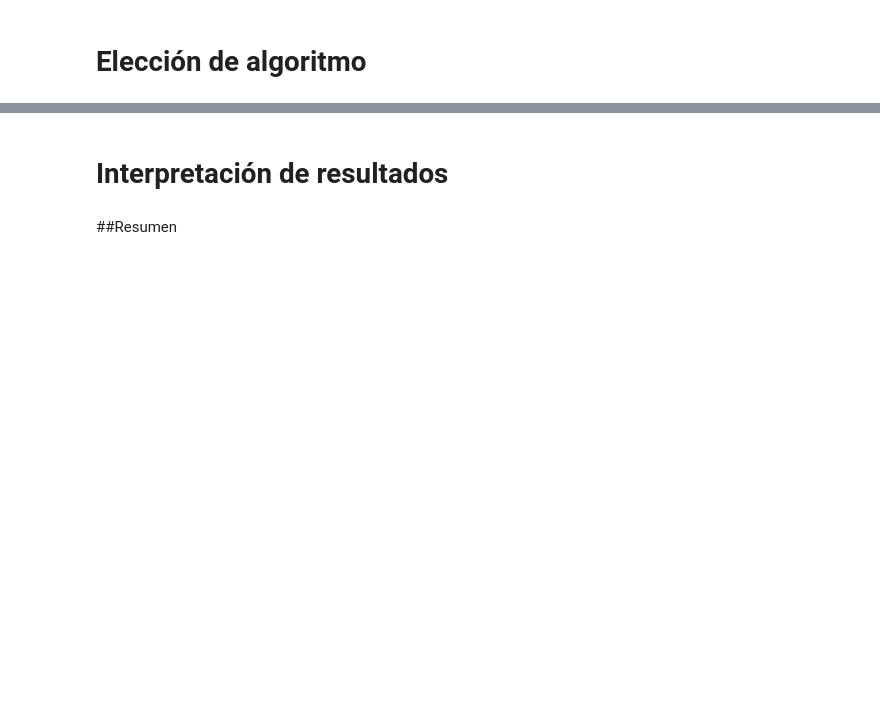
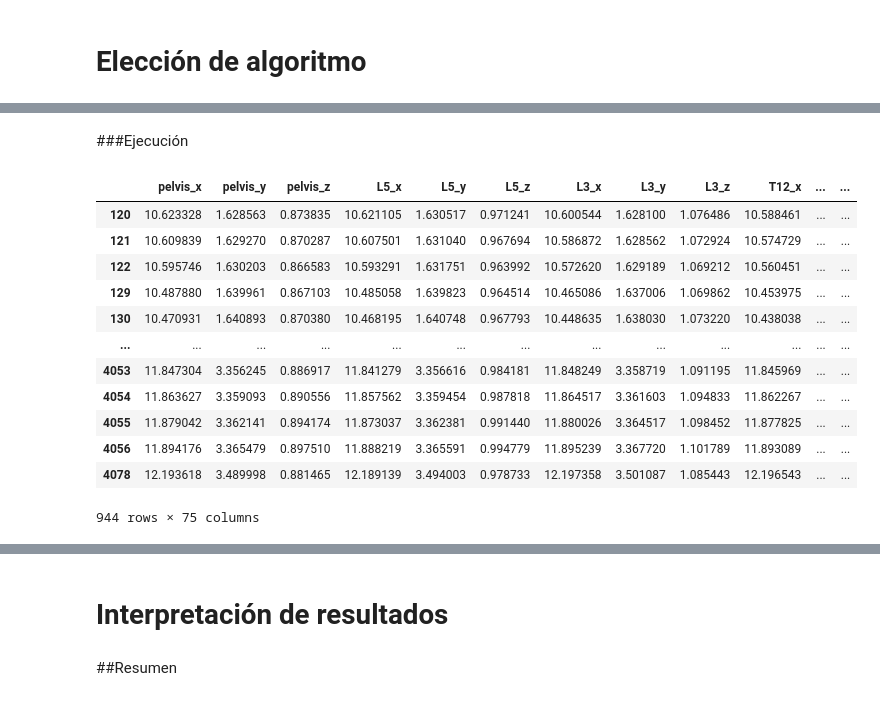
Before and after one commit to loleandote22/PruebasAprendizaje, a Jupyter notebook: PruebaProgreso2/Ejercicio.ipynb, the cells around one changed output, grey strips where cells are left out. Cells and saved outputs as stored; diff of their text form; code cells hidden in the pictures; blank space fills up the shorter version.

```diff
--- a/PruebaProgreso2/Ejercicio.ipynb
+++ b/PruebaProgreso2/Ejercicio.ipynb
@@ -125,3 +175,9 @@ numpy.ndarray
+# %%
+n_components = 3
+estimator = PCA(n_components = n_components)
+X_pca = estimator.fit_transform(df_minmax)
+
+pca_results = pd.DataFrame(np.matrix.transpose(estimator.components_), columns=['PC-1', 'PC-2', 'PC-3'], index=s_05_03.columns)
 # %% [markdown]
 # Ventaneo
 Dividir los datos en fragmentos de 4 segundos
@@ -263,0 +443,21 @@ plt.show()
+# %% [markdown]
+###Ejecución
+# %%
+db = DBSCAN(eps=0.24, min_samples=3).fit(df_minmax)
+labels = db.labels_
+s_05_03['dbscan_group'] = labels
+s_05_03[s_05_03['dbscan_group'] == -1]
+# %% [output]
+|  | pelvis_x | pelvis_y | pelvis_z | L5_x | L5_y | L5_z | L3_x | L3_y | L3_z | T12_x | ... | ... |
+| 120 | 10.623328 | 1.628563 | 0.873835 | 10.621105 | 1.630517 | 0.971241 | 10.600544 | 1.628100 | 1.076486 | 10.588461 | ... | ... |
+| 121 | 10.609839 | 1.629270 | 0.870287 | 10.607501 | 1.631040 | 0.967694 | 10.586872 | 1.628562 | 1.072924 | 10.574729 | ... | ... |
+| 122 | 10.595746 | 1.630203 | 0.866583 | 10.593291 | 1.631751 | 0.963992 | 10.572620 | 1.629189 | 1.069212 | 10.560451 | ... | ... |
+| 129 | 10.487880 | 1.639961 | 0.867103 | 10.485058 | 1.639823 | 0.964514 | 10.465086 | 1.637006 | 1.069862 | 10.453975 | ... | ... |
+| 130 | 10.470931 | 1.640893 | 0.870380 | 10.468195 | 1.640748 | 0.967793 | 10.448635 | 1.638030 | 1.073220 | 10.438038 | ... | ... |
+| ... | ... | ... | ... | ... | ... | ... | ... | ... | ... | ... | ... | ... |
+| 4053 | 11.847304 | 3.356245 | 0.886917 | 11.841279 | 3.356616 | 0.984181 | 11.848249 | 3.358719 | 1.091195 | 11.845969 | ... | ... |
+| 4054 | 11.863627 | 3.359093 | 0.890556 | 11.857562 | 3.359454 | 0.987818 | 11.864517 | 3.361603 | 1.094833 | 11.862267 | ... | ... |
+| 4055 | 11.879042 | 3.362141 | 0.894174 | 11.873037 | 3.362381 | 0.991440 | 11.880026 | 3.364517 | 1.098452 | 11.877825 | ... | ... |
+| 4056 | 11.894176 | 3.365479 | 0.897510 | 11.888219 | 3.365591 | 0.994779 | 11.895239 | 3.367720 | 1.101789 | 11.893089 | ... | ... |
+| 4078 | 12.193618 | 3.489998 | 0.881465 | 12.189139 | 3.494003 | 0.978733 | 12.197358 | 3.501087 | 1.085443 | 12.196543 | ... | ... |
+944 rows × 75 columns
```
Also changed, not shown: parts of 45 cells of this notebook.
